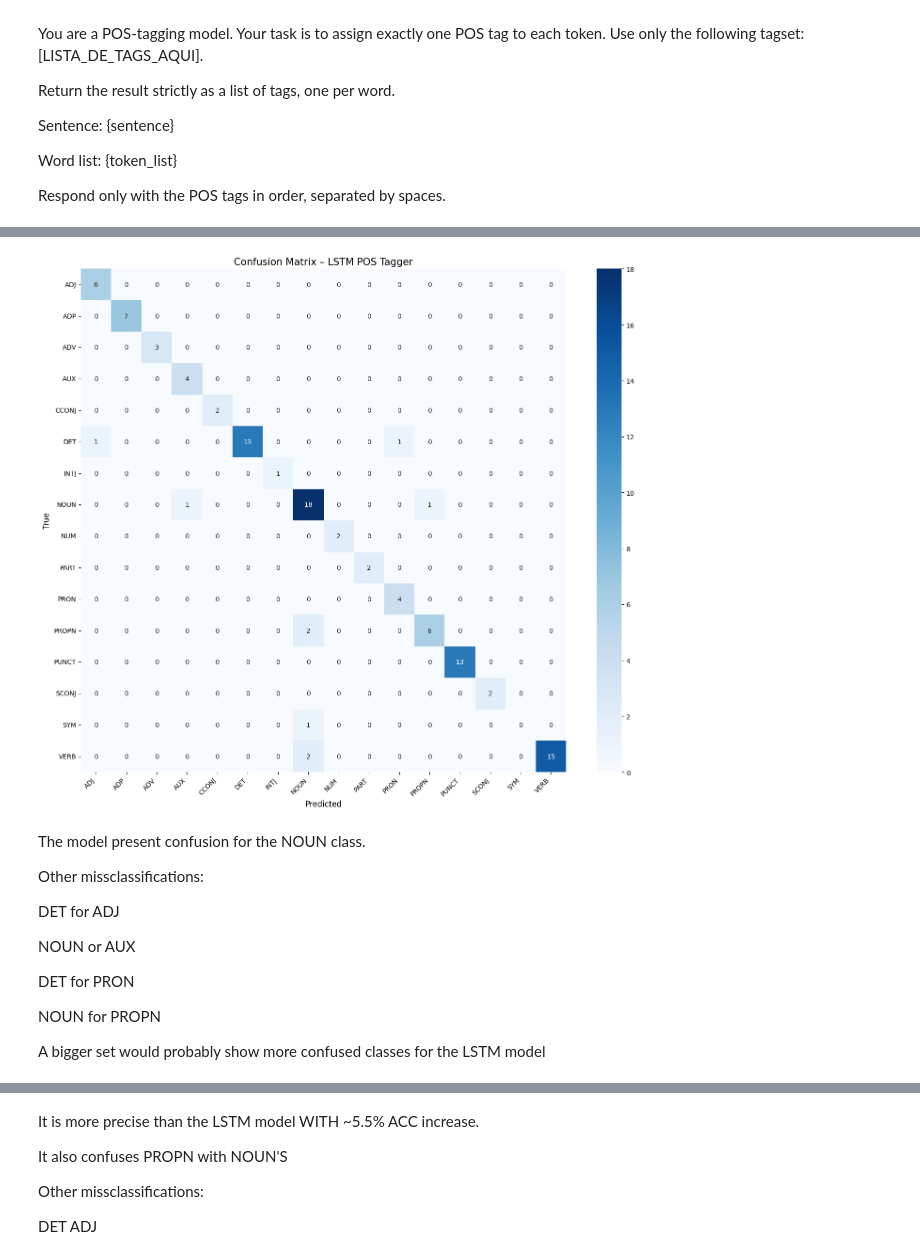
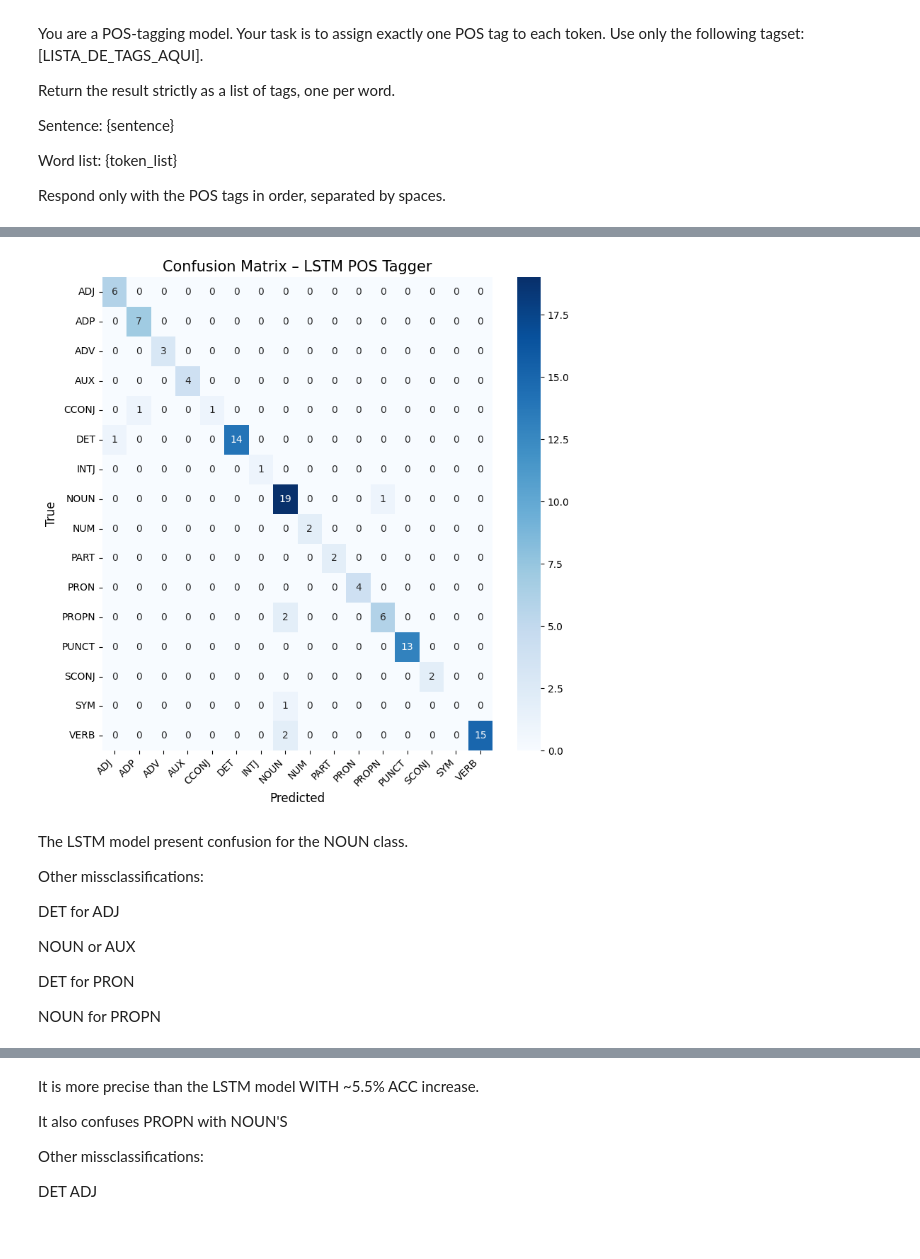
Before and after one commit to RICADINHO/ProjetoAAA, a Jupyter notebook: Part1/Parte1.ipynb, the cells around one changed output, grey strips where cells are left out. Drawn from its saved outputs; the diff is of its cells as text; code cells hidden in the pictures.

```diff
--- a/Part1/Parte1.ipynb
+++ b/Part1/Parte1.ipynb
@@ -1656,35 +1171,35 @@ weighted avg       0.97      0.97      0.97       107
 # %%
 from sklearn.metrics import confusion_matrix
 import seaborn as sns
 import matplotlib.pyplot as plt
 
 # Opcional: excluir tags que não te interessam na visualização
 tags_to_include = sorted(
     set(true_tags_lstm + pred_tags_lstm) - {"<PAD>", "X", "_"}
 )
 
 cm_lstm = confusion_matrix(true_tags_lstm, pred_tags_lstm, labels=tags_to_include)
 
-plt.figure(figsize=(14, 12))
+plt.figure(figsize=(8, 8))
 sns.heatmap(
     cm_lstm,
     annot=True,
     fmt="d",
     cmap="Blues",
     xticklabels=tags_to_include,
     yticklabels=tags_to_include
 )
 plt.xlabel("Predicted", fontsize=12)
 plt.ylabel("True", fontsize=12)
 plt.title("Confusion Matrix – LSTM POS Tagger", fontsize=15)
 plt.xticks(rotation=45, ha="right")
 plt.yticks(rotation=0)
 plt.tight_layout()
 plt.show()
 # %% [output]
-[figure, old version]
+[figure, new version]
 # %% [markdown]
-The model present confusion for the NOUN class.
+The LSTM model present confusion for the NOUN class.
 
 Other missclassifications:
 
@@ -1695,8 +1210,6 @@ NOUN or AUX
 DET for PRON
 
 NOUN for PROPN
-
-A bigger set would probably show more confused classes for the LSTM model
 # %%
 from sklearn.metrics import confusion_matrix
 import seaborn as sns
```
Also changed, not shown: parts of 25 cells of this notebook.
